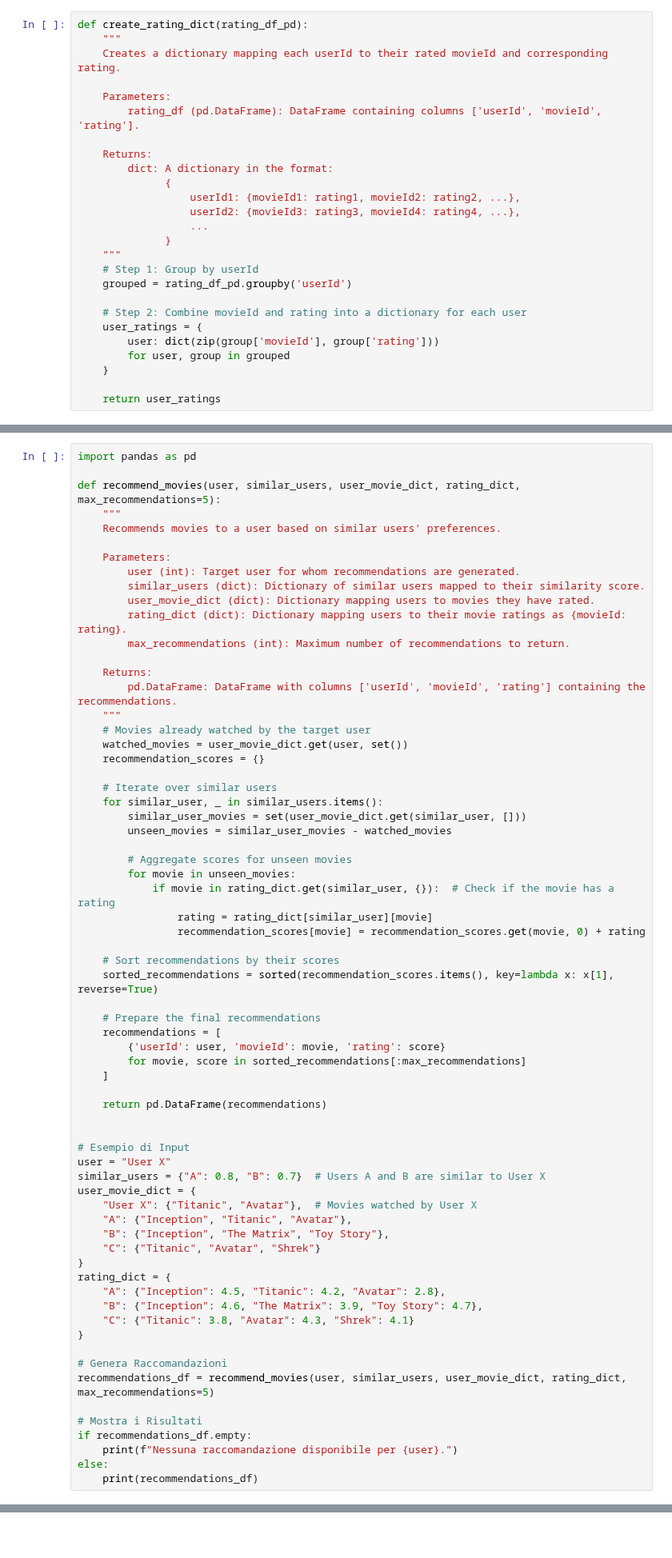
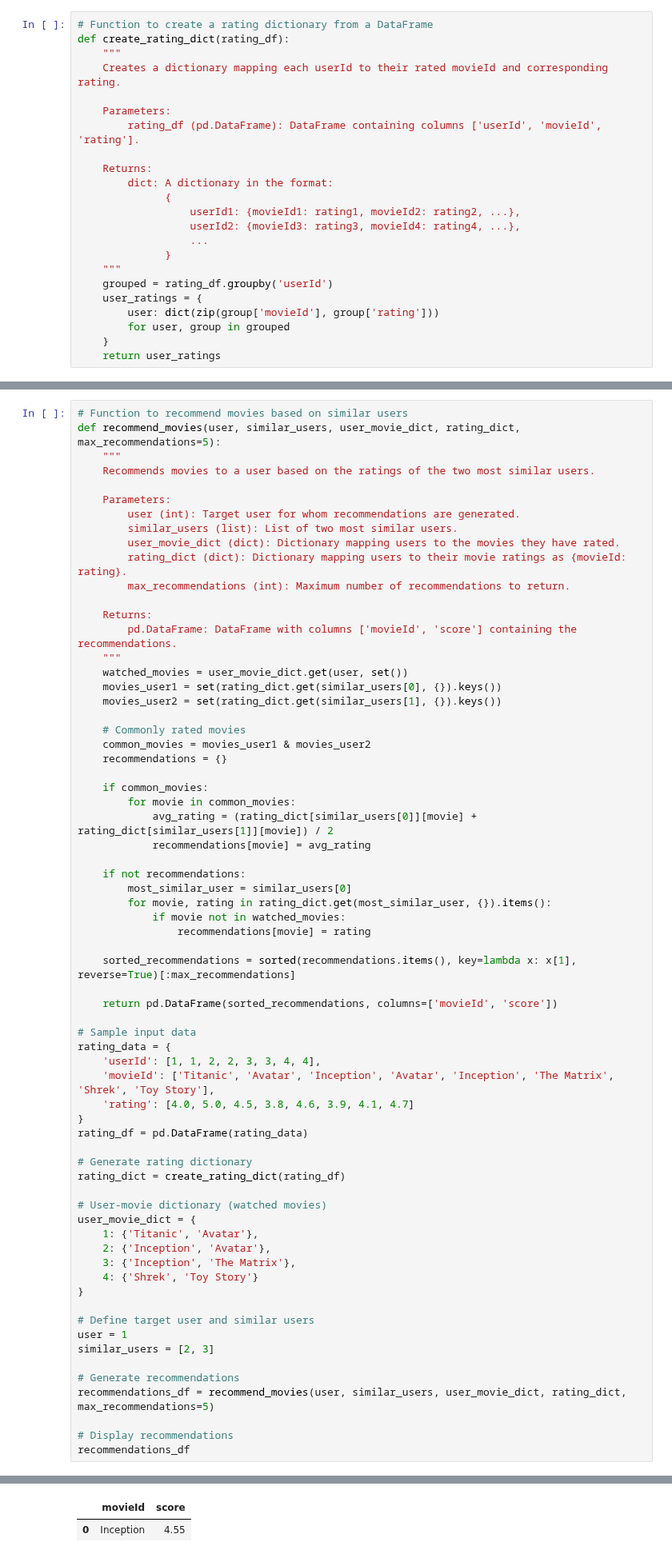
Before and after one commit to emanueleiacca/ADM-HW4, a Jupyter notebook: DataPreparation.ipynb, the cells around one changed output, grey strips where cells are left out. Shown at 80% size. Saved outputs shown, nothing was run; the diff lists cells and outputs as text; blank space fills up the shorter version.

```diff
--- a/DataPreparation.ipynb
+++ b/DataPreparation.ipynb
@@ -1117,5 +1155,6 @@ def find_similar_users(candidate_pairs, user_movie_dict, target_user, k):
 # %%
-def create_rating_dict(rating_df_pd):
+# Function to create a rating dictionary from a DataFrame
+def create_rating_dict(rating_df):
     """
     Creates a dictionary mapping each userId to their rated movieId and corresponding rating.
 
@@ -1130,13 +1169,9 @@ def create_rating_dict(rating_df_pd):
                   ...
               }
     """
-    # Step 1: Group by userId
-    grouped = rating_df_pd.groupby('userId')
-
-    # Step 2: Combine movieId and rating into a dictionary for each user
+    grouped = rating_df.groupby('userId')
     user_ratings = {
         user: dict(zip(group['movieId'], group['rating']))
         for user, group in grouped
     }
-
     return user_ratings
@@ -1157,68 +1178,68 @@ print(rating_dict)
 # %%
-import pandas as pd
-
+# Function to recommend movies based on similar users
 def recommend_movies(user, similar_users, user_movie_dict, rating_dict, max_recommendations=5):
     """
-    Recommends movies to a user based on similar users' preferences.
+    Recommends movies to a user based on the ratings of the two most similar users.
 
     Parameters:
         user (int): Target user for whom recommendations are generated.
-        similar_users (dict): Dictionary of similar users mapped to their similarity score.
-        user_movie_dict (dict): Dictionary mapping users to movies they have rated.
+        similar_users (list): List of two most similar users.
+        user_movie_dict (dict): Dictionary mapping users to the movies they have rated.
         rating_dict (dict): Dictionary mapping users to their movie ratings as {movieId: rating}.
         max_recommendations (int): Maximum number of recommendations to return.
 
     Returns:
-        pd.DataFrame: DataFrame with columns ['userId', 'movieId', 'rating'] containing the recommendations.
+        pd.DataFrame: DataFrame with columns ['movieId', 'score'] containing the recommendations.
     """
-    # Movies already watched by the target user
     watched_movies = user_movie_dict.get(user, set())
-    recommendation_scores = {}
+    movies_user1 = set(rating_dict.get(similar_users[0], {}).keys())
+    movies_user2 = set(rating_dict.get(similar_users[1], {}).keys())
 
-    # Iterate over similar users
-    for similar_user, _ in similar_users.items():
-        similar_user_movies = set(user_movie_dict.get(similar_user, []))
-        unseen_movies = similar_user_movies - watched_movies
+    # Commonly rated movies
+    common_movies = movies_user1 & movies_user2
+    recommendations = {}
 
-        # Aggregate scores for unseen movies
-        for movie in unseen_movies:
-            if movie in rating_dict.get(similar_user, {}):  # Check if the movie has a rating
-                rating = rating_dict[similar_user][movie]
-                recommendation_scores[movie] = recommendation_scores.get(movie, 0) + rating
+    if common_movies:
+        for movie in common_movies:
+            avg_rating = (rating_dict[similar_users[0]][movie] + rating_dict[similar_users[1]][movie]) / 2
+            recommendations[movie] = avg_rating
 
-    # Sort recommendations by their scores
-    sorted_recommendations = sorted(recommendation_scores.items(), key=lambda x: x[1], reverse=True)
+    if not recommendations:
+        most_similar_user = similar_users[0]
+        for movie, rating in rating_dict.get(most_similar_user, {}).items():
+            if movie not in watched_movies:
+                recommendations[movie] = rating
 
-    # Prepare the final recommendations
-    recommendations = [
-        {'userId': user, 'movieId': movie, 'rating': score}
-        for movie, score in sorted_recommendations[:max_recommendations]
-    ]
+    sorted_recommendations = sorted(recommendations.items(), key=lambda x: x[1], reverse=True)[:max_recommendations]
 
-    return pd.DataFrame(recommendations)
+    return pd.DataFrame(sorted_recommendations, columns=['movieId', 'score'])
 
+# Sample input data
+rating_data = {
+    'userId': [1, 1, 2, 2, 3, 3, 4, 4],
+    'movieId': ['Titanic', 'Avatar', 'Inception', 'Avatar', 'Inception', 'The Matrix', 'Shrek', 'Toy Story'],
+    'rating': [4.0, 5.0, 4.5, 3.8, 4.6, 3.9, 4.1, 4.7]
+}
+rating_df = pd.DataFrame(rating_data)
 
-# Esempio di Input
-user = "User X"
-similar_users = {"A": 0.8, "B": 0.7}  # Users A and B are similar to User X
+# Generate rating dictionary
+rating_dict = create_rating_dict(rating_df)
+
+# User-movie dictionary (watched movies)
 user_movie_dict = {
-    "User X": {"Titanic", "Avatar"},  # Movies watched by User X
-    "A": {"Inception", "Titanic", "Avatar"},
-    "B": {"Inception", "The Matrix", "Toy Story"},
-    "C": {"Titanic", "Avatar", "Shrek"}
-}
-rating_dict = {
-    "A": {"Inception": 4.5, "Titanic": 4.2, "Avatar": 2.8},
-    "B": {"Inception": 4.6, "The Matrix": 3.9, "Toy Story": 4.7},
-    "C": {"Titanic": 3.8, "Avatar": 4.3, "Shrek": 4.1}
+    1: {'Titanic', 'Avatar'},
+    2: {'Inception', 'Avatar'},
+    3: {'Inception', 'The Matrix'},
+    4: {'Shrek', 'Toy Story'}
 }
 
-# Genera Raccomandazioni
+# Define target user and similar users
+user = 1
+similar_users = [2, 3]
+
+# Generate recommendations
 recommendations_df = recommend_movies(user, similar_users, user_movie_dict, rating_dict, max_recommendations=5)
 
-# Mostra i Risultati
-if recommendations_df.empty:
-    print(f"Nessuna raccomandazione disponibile per {user}.")
-else:
-    print(recommendations_df)
+# Display recommendations
+recommendations_df
 # %% [output]
@@ -1228,0 +1246,2 @@ else:
+|  | movieId | score |
+| 0 | Inception | 4.55 |
```
Also changed, not shown: parts of 6 cells of this notebook.
